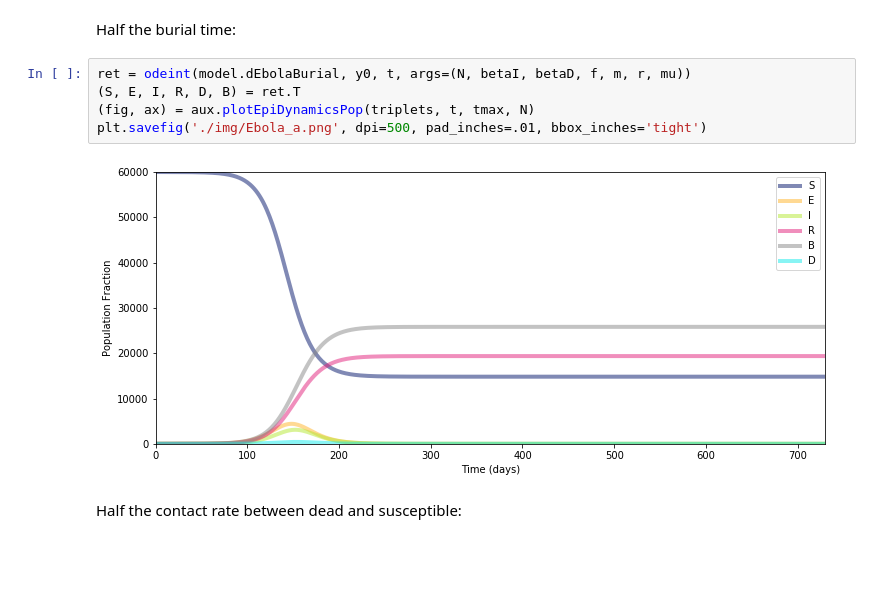
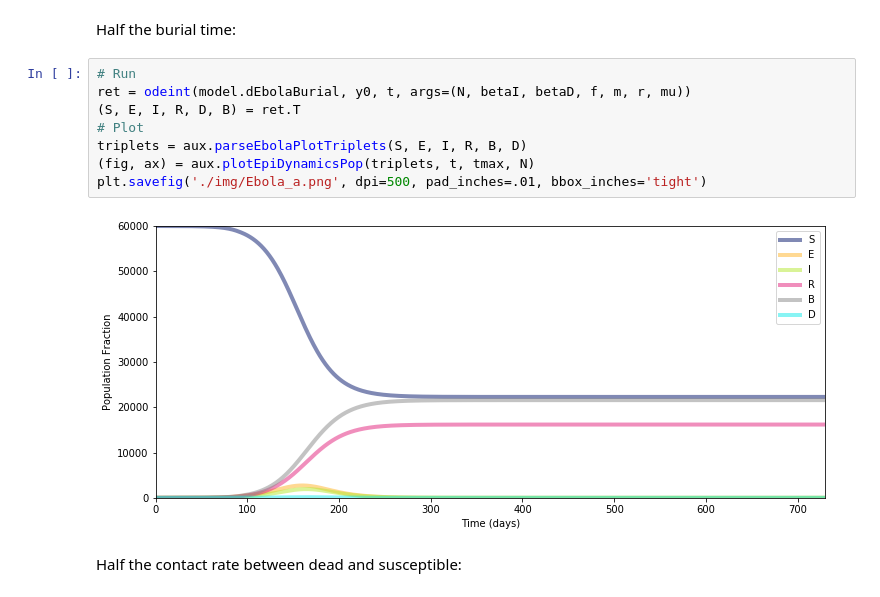
Before and after one commit to Chipdelmal/epiModellingClass, a Jupyter notebook: Practical02/ebolaInterventions.ipynb, the cells around one changed output. Drawn from its saved outputs; the diff is of its cells as text; blank space fills up the shorter version.

```diff
--- a/Practical02/ebolaInterventions.ipynb
+++ b/Practical02/ebolaInterventions.ipynb
@@ -74,12 +75,15 @@ plt.savefig('./img/Ebola.png', dpi=500, pad_inches=.01, bbox_inches='tight')
 # %% [markdown]
 Half the burial time:
 # %%
+# Run
 ret = odeint(model.dEbolaBurial, y0, t, args=(N, betaI, betaD, f, m, r, mu))
 (S, E, I, R, D, B) = ret.T
+# Plot
+triplets = aux.parseEbolaPlotTriplets(S, E, I, R, B, D)
 (fig, ax) = aux.plotEpiDynamicsPop(triplets, t, tmax, N)
 plt.savefig('./img/Ebola_a.png', dpi=500, pad_inches=.01, bbox_inches='tight')
 # %% [output]
-[figure, old version]
+[figure, new version]
 # %% [markdown]
 Half the contact rate between dead and susceptible:
 # %%
```
Also changed, not shown: parts of 8 cells of this notebook, 1 other file.
